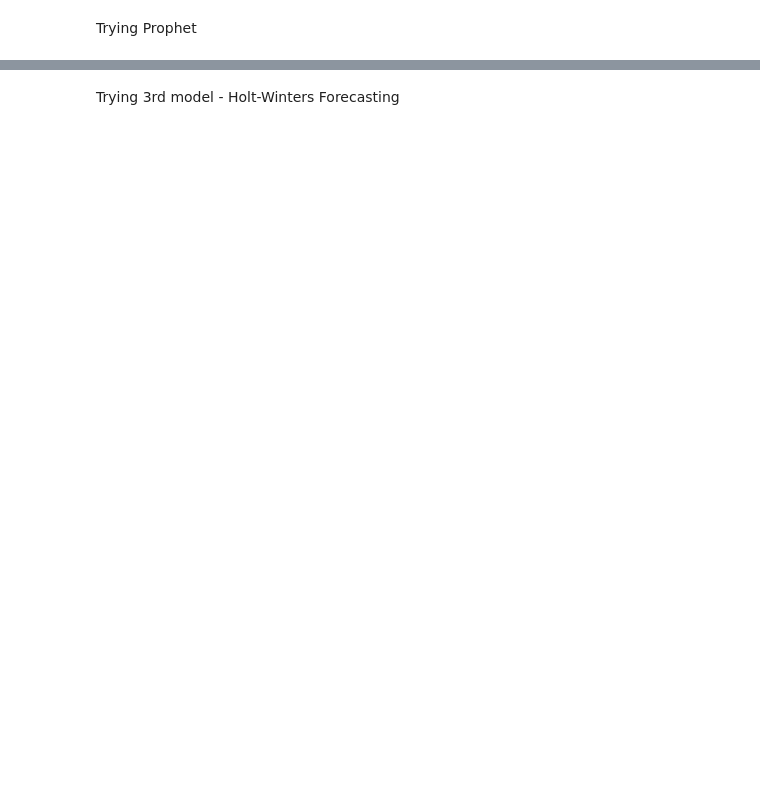
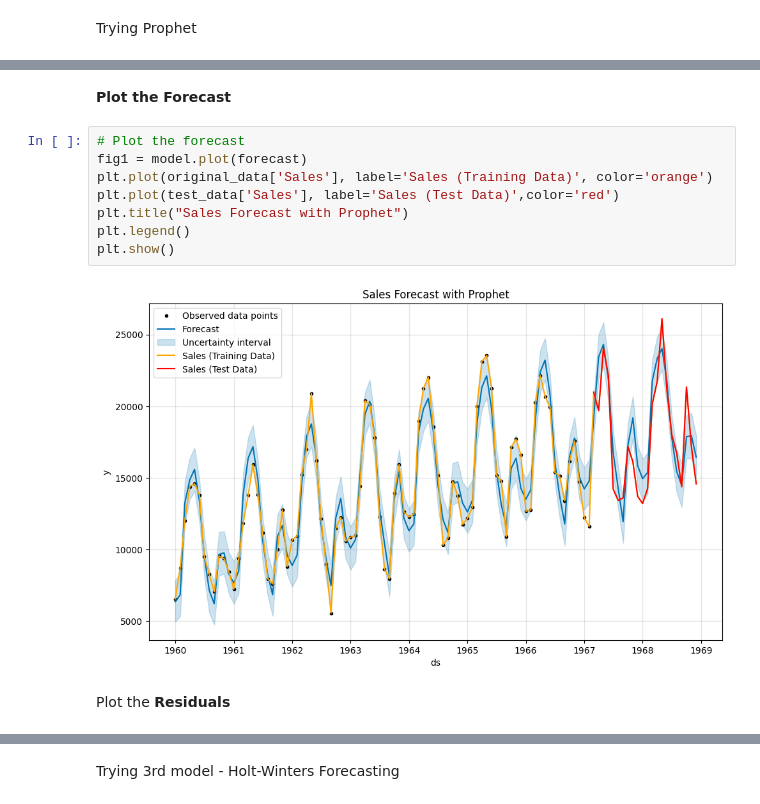
Before and after one commit to aymuos/masters-practise-repo, a Jupyter notebook: TSA_MonthlyCar_ds.ipynb, the cells around one changed output, grey strips where cells are left out. Saved outputs shown, nothing was run; the diff lists cells and outputs as text; blank space fills up the shorter version.

```diff
--- a/TSA_MonthlyCar_ds.ipynb
+++ b/TSA_MonthlyCar_ds.ipynb
@@ -622,0 +449,14 @@ MAPE       8.70
+# %% [markdown]
+**Plot the Forecast**
+# %%
+# Plot the forecast
+fig1 = model.plot(forecast)
+plt.plot(original_data['Sales'], label='Sales (Training Data)', color='orange')
+plt.plot(test_data['Sales'], label='Sales (Test Data)',color='red')
+plt.title("Sales Forecast with Prophet")
+plt.legend()
+plt.show()
+# %% [output]
+[figure, added]
+# %% [markdown]
+Plot the **Residuals**
```
Also changed, not shown: parts of 42 cells of this notebook.
